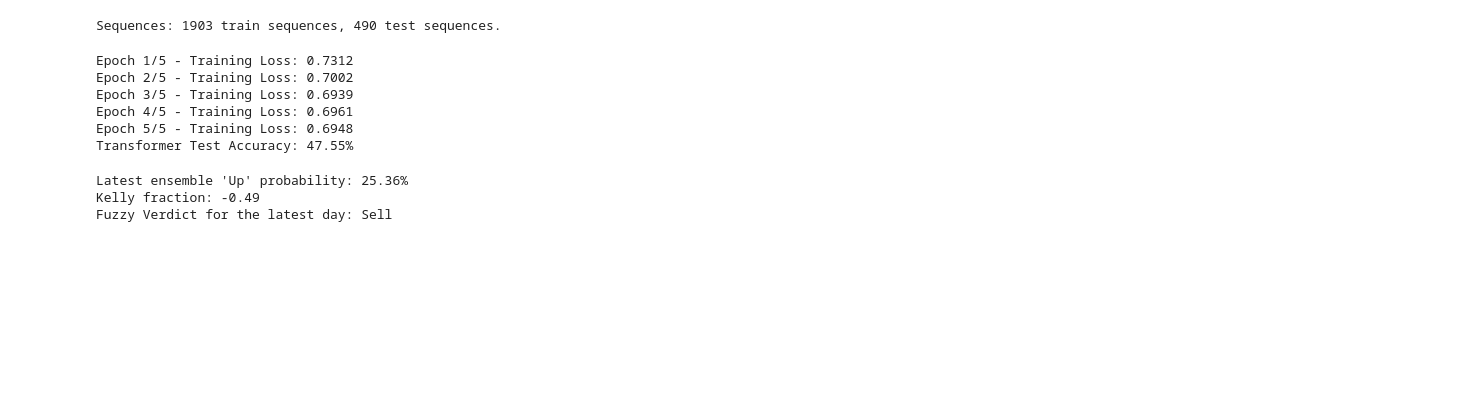
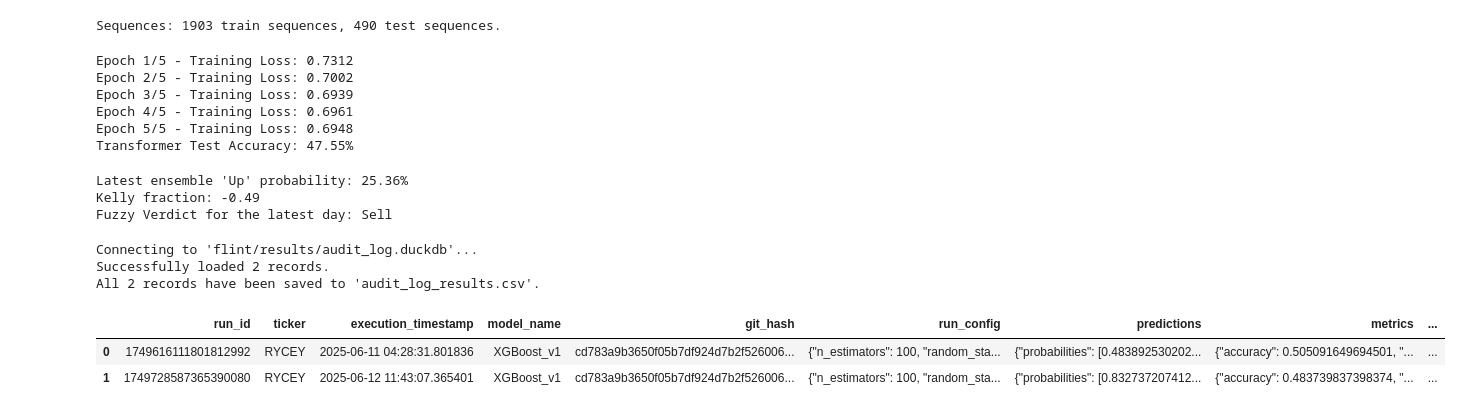
Before and after one commit to cmlpolymath/Notebooks, a Jupyter notebook: Stocks/stock_algo.ipynb, the cells around one changed output. Drawn from its saved outputs; the diff is of its cells as text; code cells hidden in the pictures; blank space fills up the shorter version.

```diff
--- a/Stocks/stock_algo.ipynb
+++ b/Stocks/stock_algo.ipynb
@@ -547,3 +547,62 @@ Kelly fraction: -0.49
 Fuzzy Verdict for the latest day: Sell
 # %%
 df.index = pd.to_datetime(df['Date'])
+# %%
+import pandas as pd
+import duckdb
+import json
+from pathlib import Path
+
+def load_and_save_results(db_path="flint/results/audit_log.duckdb", output_csv="audit_log_results.csv"):
+    """
+    Loads all analysis results from the DuckDB database, saves them to a CSV,
+    and returns them as a pandas DataFrame.
+
+    Args:
+        db_path (str): The path to the DuckDB database file.
+        output_csv (str): The filename for the output CSV file.
+
+    Returns:
+        pandas.DataFrame: A DataFrame containing all analysis results,
+                          or an empty DataFrame if an error occurs.
+    """
+    db_file = Path(db_path)
+    if not db_file.exists():
+        print(f"Error: Database file not found at '{db_path}'")
+        return pd.DataFrame()
+
+    print(f"Connecting to '{db_path}'...")
+    with duckdb.connect(database=str(db_file), read_only=True) as con:
+        try:
+            # Fetch the entire table directly into a pandas DataFrame
+            df = con.execute("SELECT * FROM analysis_results").fetchdf()
+            print(f"Successfully loaded {len(df)} records.")
+        except duckdb.Error as e:
+            print(f"An error occurred while querying the database: {e}")
+            return pd.DataFrame()
+
+    if df.empty:
+        print("The 'analysis_results' table is empty.")
+        return df
+
+    # Save the full, raw DataFrame to a CSV file
+    df.to_csv(output_csv, index=False)
+    print(f"All {len(df)} records have been saved to '{output_csv}'.")
+
+    return df
+
+# --- Usage in your Jupyter Notebook cell ---
+
+# 1. Call the function to get your data
+results_df = load_and_save_results()
+
+# 2. Display the first few rows of the main DataFrame
+#    In Jupyter, this will automatically render as a nice HTML table.
+results_df.head()
+# %% [output]
+Connecting to 'flint/results/audit_log.duckdb'...
+Successfully loaded 2 records.
+All 2 records have been saved to 'audit_log_results.csv'.
+|  | run_id | ticker | execution_timestamp | model_name | git_hash | run_config | predictions | metrics | ... |
+| 0 | 1749616111801812992 | RYCEY | 2025-06-11 04:28:31.801836 | XGBoost_v1 | cd783a9b3650f05b7df924d7b2f526006... | {"n_estimators": 100, "random_sta... | {"probabilities": [0.483892530202... | {"accuracy": 0.505091649694501, "... | ... |
+| 1 | 1749728587365390080 | RYCEY | 2025-06-12 11:43:07.365401 | XGBoost_v1 | cd783a9b3650f05b7df924d7b2f526006... | {"n_estimators": 100, "random_sta... | {"probabilities": [0.832737207412... | {"accuracy": 0.483739837398374, "... | ... |
```
Also changed, not shown: parts of 2 cells of this notebook, 32 other files.
